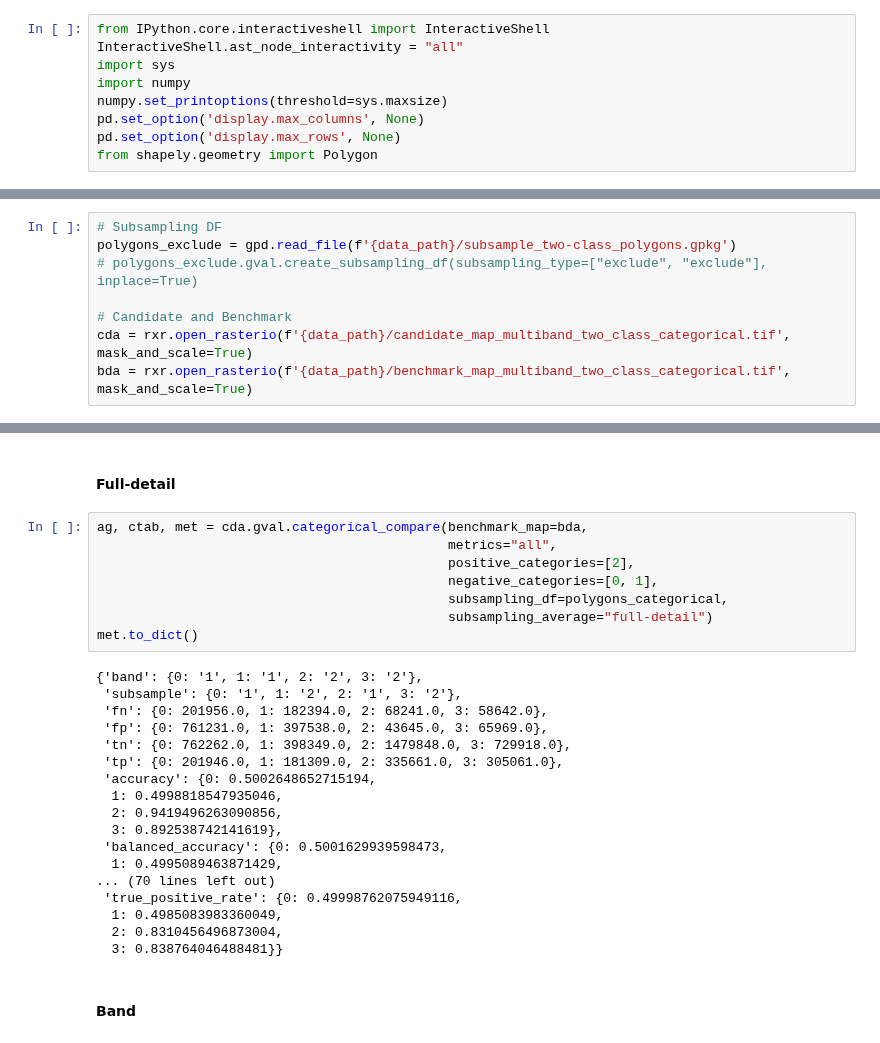
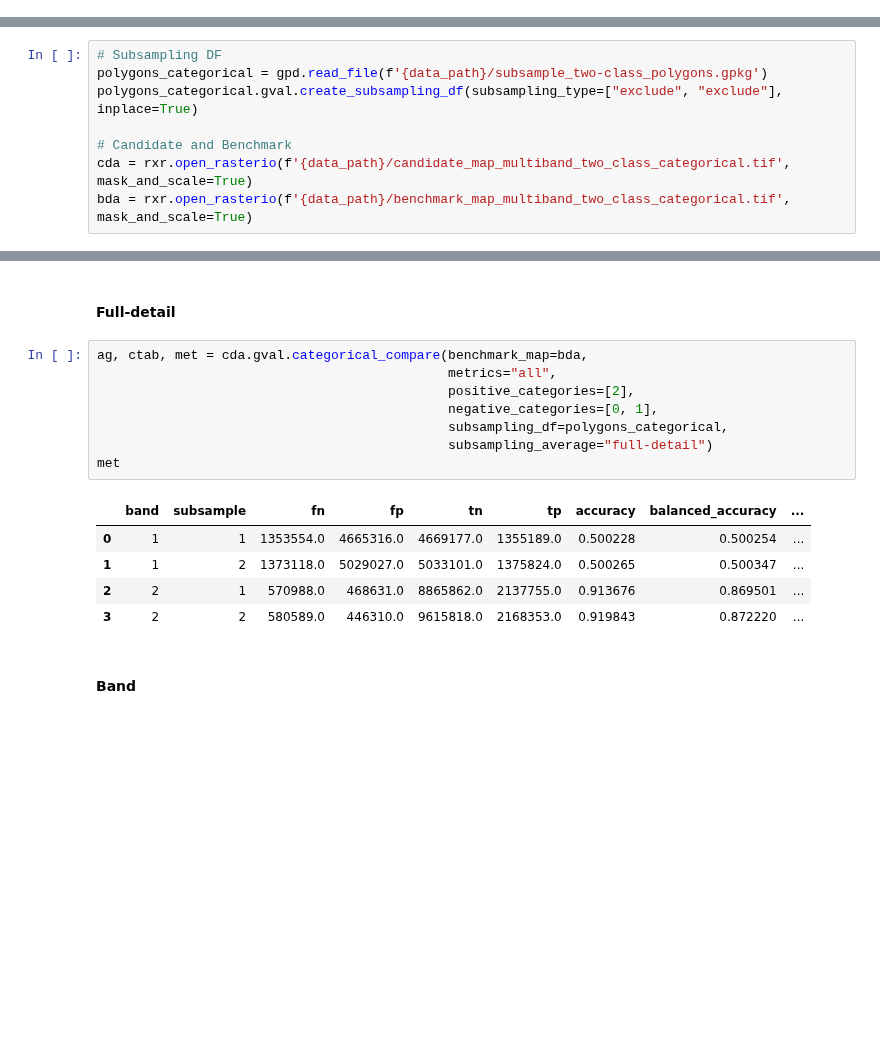
Before and after one commit to NOAA-OWP/gval, a Jupyter notebook: notebooks/Subsampling Tutorial.ipynb, the cells around one changed output, grey strips where cells are left out. Saved outputs shown, nothing was run; the diff lists cells and outputs as text; blank space fills up the shorter version.

Commit message:
Update subsampling tutorial notebook

```diff
--- a/notebooks/Subsampling Tutorial.ipynb
+++ b/notebooks/Subsampling Tutorial.ipynb
@@ -26,14 +25,5 @@ time.struct_time(tm_year=2023, tm_mon=9, tm_mday=20, tm_hour=11, tm_min=22, tm_s
 ## Create Subsampling DataFrame
 # %% [markdown]
 Let's open up a geopackage with polygons to use for subsampling:
-# %%
-from IPython.core.interactiveshell import InteractiveShell
-InteractiveShell.ast_node_interactivity = "all"
-import sys
-import numpy
-numpy.set_printoptions(threshold=sys.maxsize)
-pd.set_option('display.max_columns', None)
-pd.set_option('display.max_rows', None)
-from shapely.geometry import Polygon
 # %%
 data_path = '../data/data'
@@ -145,8 +119,8 @@ met.to_dict()
 ## Categorical
 # %%
 # Subsampling DF
-polygons_exclude = gpd.read_file(f'{data_path}/subsample_two-class_polygons.gpkg')
-# polygons_exclude.gval.create_subsampling_df(subsampling_type=["exclude", "exclude"], inplace=True)
+polygons_categorical = gpd.read_file(f'{data_path}/subsample_two-class_polygons.gpkg')
+polygons_categorical.gval.create_subsampling_df(subsampling_type=["exclude", "exclude"], inplace=True)
 
 # Candidate and Benchmark
 cda = rxr.open_rasterio(f'{data_path}/candidate_map_multiband_two_class_categorical.tif', mask_and_scale=True)
@@ -162,29 +136,17 @@ Just as done earlier in continuous comparison, the following performs subsamplin
 # %%
 ag, ctab, met = cda.gval.categorical_compare(benchmark_map=bda,
                                              metrics="all",
                                              positive_categories=[2],
                                              negative_categories=[0, 1],
                                              subsampling_df=polygons_categorical,
                                              subsampling_average="full-detail")
-met.to_dict()
+met
 # %% [output]
-{'band': {0: '1', 1: '1', 2: '2', 3: '2'},
- 'subsample': {0: '1', 1: '2', 2: '1', 3: '2'},
- 'fn': {0: 201956.0, 1: 182394.0, 2: 68241.0, 3: 58642.0},
- 'fp': {0: 761231.0, 1: 397538.0, 2: 43645.0, 3: 65969.0},
- 'tn': {0: 762262.0, 1: 398349.0, 2: 1479848.0, 3: 729918.0},
- 'tp': {0: 201946.0, 1: 181309.0, 2: 335661.0, 3: 305061.0},
- 'accuracy': {0: 0.5002648652715194,
-  1: 0.4998818547935046,
-  2: 0.9419496263090856,
-  3: 0.892538742141619},
- 'balanced_accuracy': {0: 0.5001629939598473,
-  1: 0.4995089463871429,
-... (70 lines left out)
- 'true_positive_rate': {0: 0.49998762075949116,
-  1: 0.4985083983360049,
-  2: 0.8310456496873004,
-  3: 0.838764046488481}}
+|  | band | subsample | fn | fp | tn | tp | accuracy | balanced_accuracy | ... |
+| 0 | 1 | 1 | 1353554.0 | 4665316.0 | 4669177.0 | 1355189.0 | 0.500228 | 0.500254 | ... |
+| 1 | 1 | 2 | 1373118.0 | 5029027.0 | 5033101.0 | 1375824.0 | 0.500265 | 0.500347 | ... |
+| 2 | 2 | 1 | 570988.0 | 468631.0 | 8865862.0 | 2137755.0 | 0.913676 | 0.869501 | ... |
+| 3 | 2 | 2 | 580589.0 | 446310.0 | 9615818.0 | 2168353.0 | 0.919843 | 0.872220 | ... |
 # %% [markdown]
 #### Band
 # %%
```
Also changed, not shown: parts of 15 cells of this notebook.
